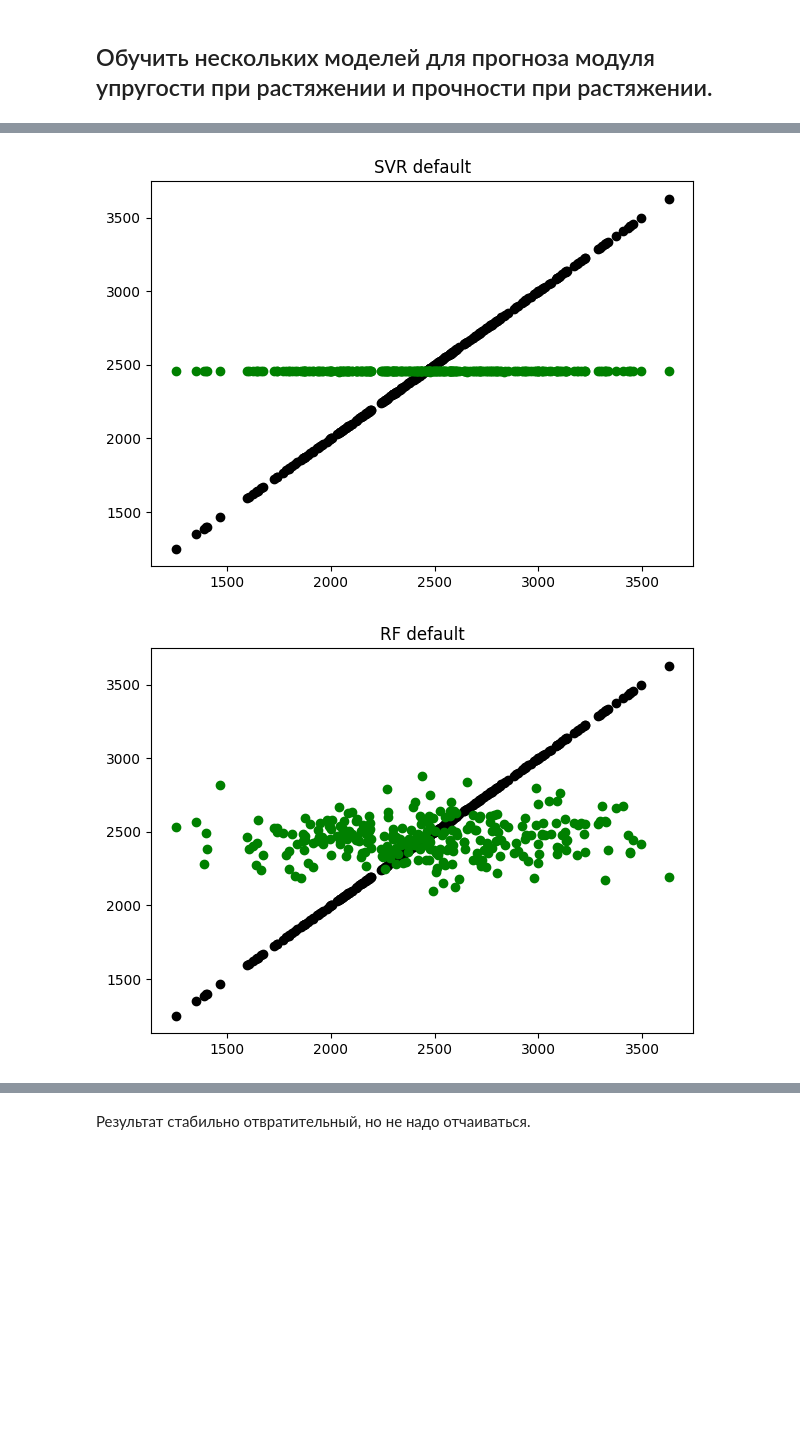
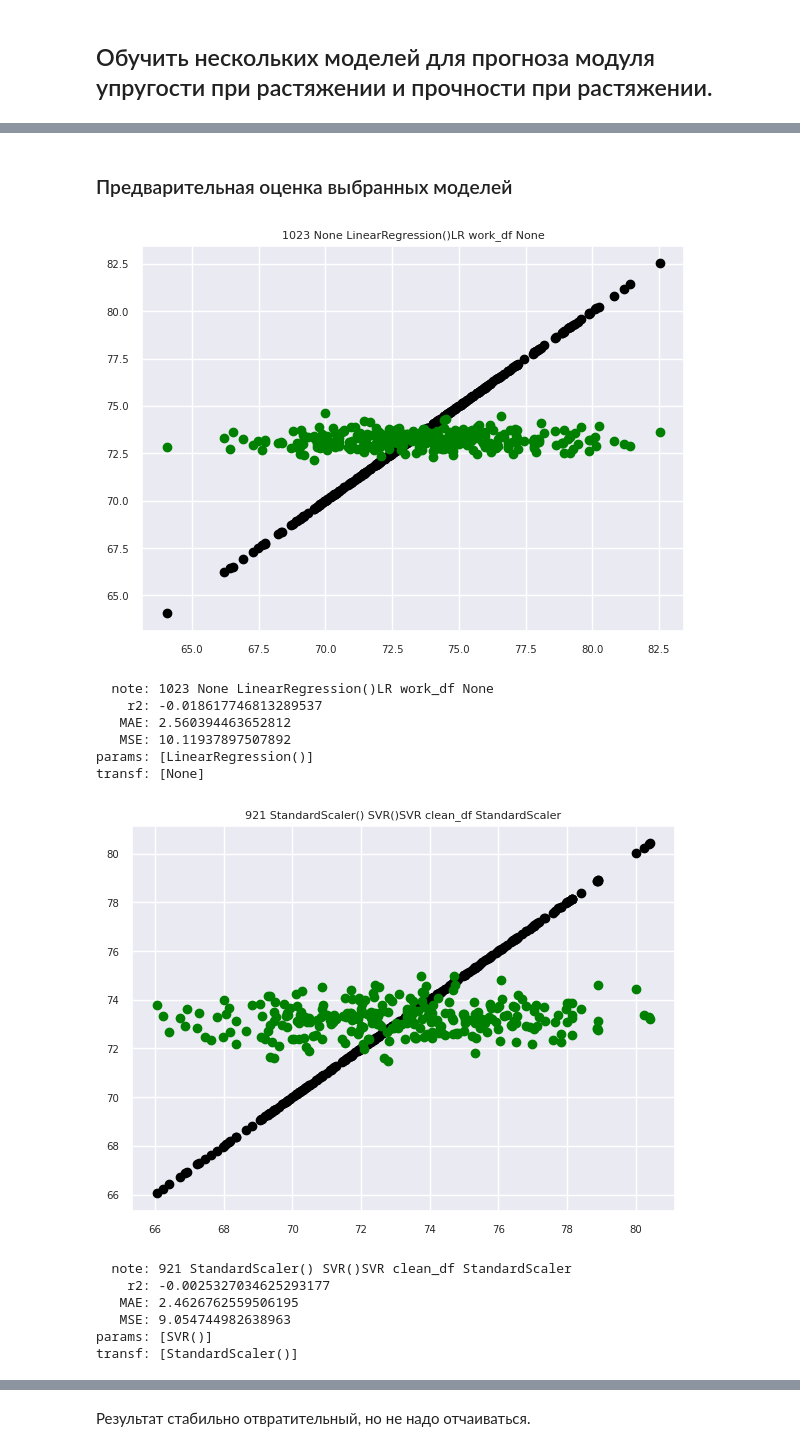
Before and after one commit to ritulupov/BKP, a Jupyter notebook: notebook.ipynb, the cells around one changed output, grey strips where cells are left out. Drawn from its saved outputs; the diff is of its cells as text; code cells hidden in the pictures; blank space fills up the shorter version.

```diff
--- a/notebook.ipynb
+++ b/notebook.ipynb
@@ -104,14 +106,15 @@ drop_cols = ['Плотность, кг/м3',
              'модуль упругости, ГПа',
              'Поверхностная плотность, г/м2'
              ]
-targ_cols = ['Модуль упругости при растяжении, ГПа',
-             'Прочность при растяжении, МПа',
+targ_cols = [
              'Соотношение матрица-наполнитель'
              ]
+# 'Модуль упругости при растяжении, ГПа',
+#             'Прочность при растяжении, МПа',
 # %%
 est_df = pd.DataFrame()  # таблица с оценками моделей
 # %%
-cur_target_cols=['Прочность при растяжении, МПа']  # целевые колонки
+cur_target_cols=['Соотношение матрица-наполнитель']  # целевые колонки
 # %% [markdown]
 ## Функции
 # %%
@@ -187,12 +190,13 @@ def est(note, model, data,
         )
     model.fit(X_train, y_train)
     y_pred = model.predict(X_test)
+    note = str(data.shape[0]) + ' ' + str(transformer) + ' ' + str(model) + note
     res = {'note': note,
            'r2': r2_score(y_test, y_pred),
            'MAE': mean_absolute_error(y_test, y_pred),
            'MSE': mean_squared_error(y_test, y_pred),
            }
-    res['params'] = [model]#.get_params()]
+    res['params'] = [model]
     res['transf'] = [transformer]
 
     # отрисовываем результат предсказания модели поверх тестовых данных
@@ -554,0 +570,3 @@ print(test_df.describe().loc[['max', 'min']].T)
+# %%
+pd.set_option('max_colwidth', 60)# 50
+pd.set_option('display.width', 90)# 80
@@ -638,33 +615,36 @@ est_df = pd.concat([est_df,
+# %% [markdown]
+### Предварительная оценка выбранных моделей
 # %%
+# Линейная регрессия
+est('LR work_df None',LinearRegression(), work_df, drw=True, prt=True)
 
-
-# Метод опорных векторов SVR(C=400,epsilon=2)
-est_df = pd.concat([est_df,
-                    est('SVR default', SVR(), clean_df,
-                        drw=True, transformer=Normalizer())
-                    ], axis=0, ignore_index=True
-                   )
+# Метод опорных векторов
+est('SVR clean_df StandardScaler',SVR(), clean_df,
+    drw=True, prt=True, transformer=StandardScaler())
 
 # Случайный лес
-est_df = pd.concat([est_df,
-                    est('RF default', RandomForestRegressor(), clean_df,
-                        drw=True, transformer=Normalizer())
-                    ], axis=0, ignore_index=True
-                   )
+est('RF work_df StandardScaler', RandomForestRegressor(), work_df,
+    drw=True, prt=True, transformer=StandardScaler())
 
 # Градиентный бустинг
-est_df = pd.concat([est_df,
-                    est('GBR default', GradientBoostingRegressor(), clean_df,
-                        drw=True, transformer=Normalizer())
-                    ], axis=0, ignore_index=True
-                   )
+est('GBR work_df MinMaxScaler', GradientBoostingRegressor(), work_df,
+    drw=True, prt=True, transformer=MinMaxScaler())
 
 # Лассо регрессор
-est_df = pd.concat([est_df,
-                    est('Lasso default', Lasso(), clean_df,
-                        drw=True, transformer=Normalizer())
-                    ], axis=0, ignore_index=True
-                   )
+est('Lasso work_df MinMaxScaler', Lasso(), work_df,
+    drw=True, prt=True, transformer=MinMaxScaler())
 # %% [output]
-[figure, old version]
+[figure, new version]
+  note: 1023 None LinearRegression()LR work_df None
+    r2: -0.018617746813289537
+   MAE: 2.560394463652812
+   MSE: 10.11937897507892
+params: [LinearRegression()]
+transf: [None]
-[figure, old version]
+[figure, new version]
+  note: 921 StandardScaler() SVR()SVR clean_df StandardScaler
+    r2: -0.0025327034625293177
+   MAE: 2.4626762559506195
+   MSE: 9.054744982638963
+params: [SVR()]
+transf: [StandardScaler()]
```
Also changed, not shown: parts of 69 cells of this notebook, 4 other files.
